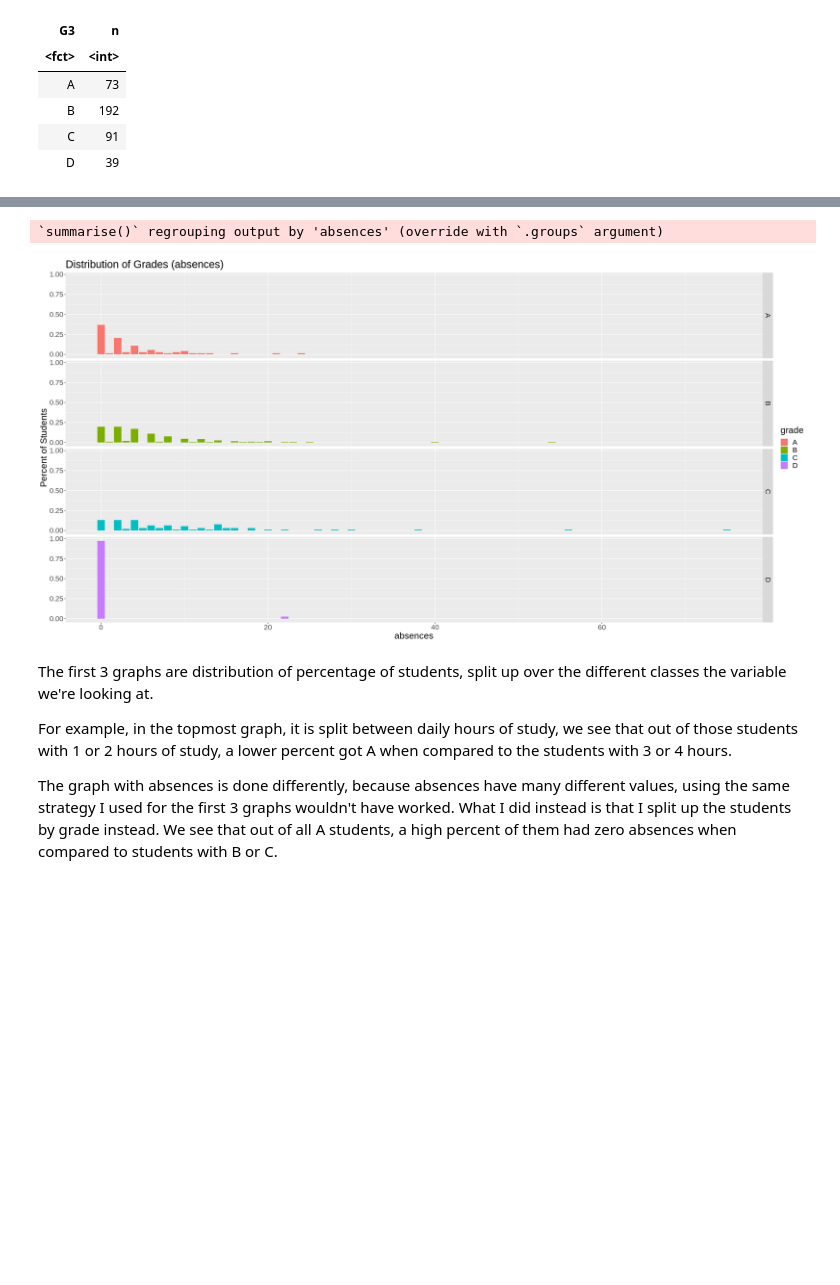
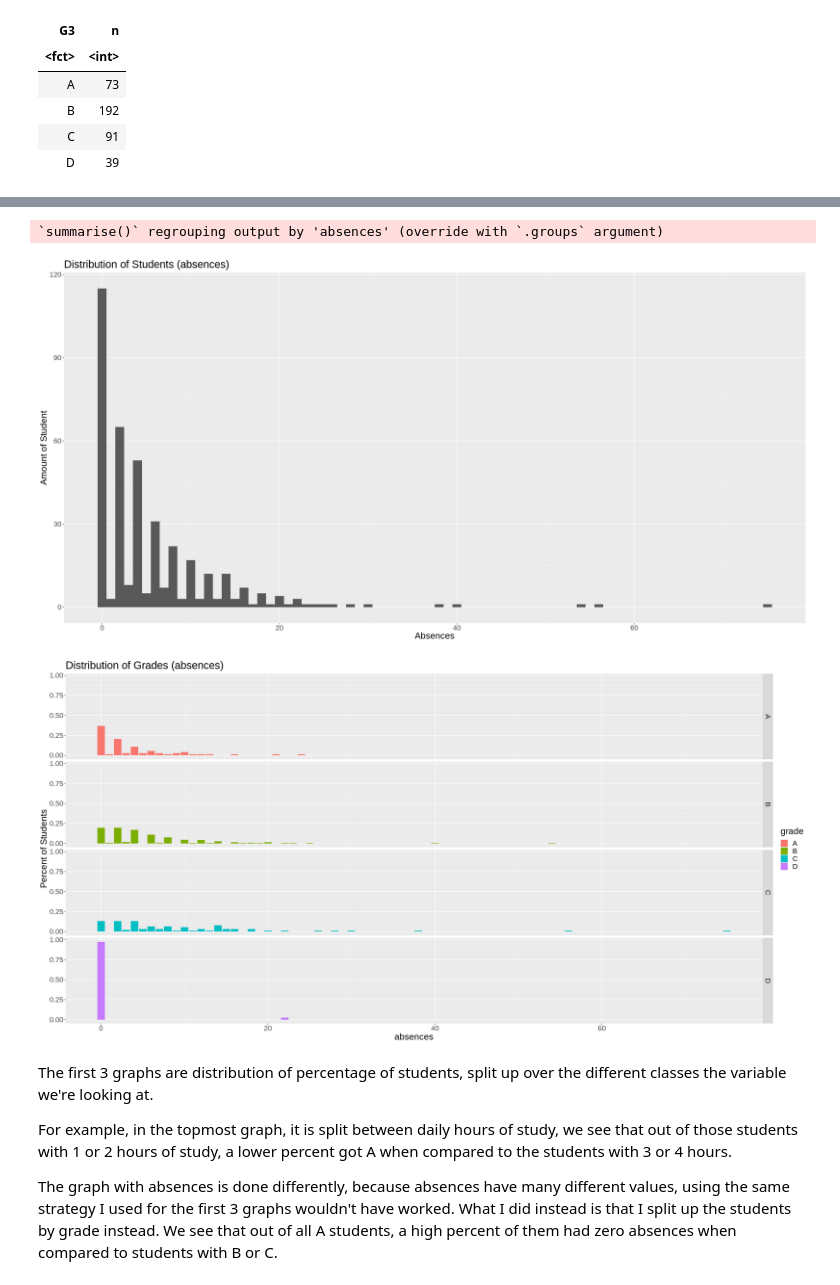
Before and after one commit to edsters78/DSCI100_Project, a Jupyter notebook: project.ipynb, the cells around one changed output, grey strips where cells are left out. Cells and saved outputs as stored; diff of their text form; code cells hidden in the pictures; blank space fills up the shorter version.

```diff
--- a/project.ipynb
+++ b/project.ipynb
@@ -422,21 +278,29 @@ A tibble: 395 × 5
 # %%
 absences_percent <- student_data_F %>%
     group_by(absences, G3) %>%
     summarise(count = n()) %>%
     group_by(G3) %>%
     mutate(percent = count/sum(count))
+
+ggplot(student_data_F, aes(x = absences)) +
+    geom_histogram(binwidth = 1) +
+    xlab("Absences") +
+    ylab("Amount of Student") +
+    ggtitle("Distribution of Students (absences)") +
+    theme(text = element_text(size = 20))
 
 ggplot(absences_percent, aes(x = absences, y = percent, fill = factor(G3))) +
     geom_bar(stat = "identity") +
     xlab("absences") +
     ylab("Percent of Students") +
     labs(fill = "grade") +
     ggtitle("Distribution of Grades (absences)") +
     theme(text = element_text(size = 20)) +
     facet_grid(G3~.)
 # %% [output]
 `summarise()` regrouping output by 'absences' (override with `.groups` argument)
-[figure, old version]
+[figure, new version]
+[figure, added]
 # %% [markdown]
 The first 3 graphs are distribution of percentage of students, split up over the different classes the variable we're looking at.
 
```
Also changed, not shown: parts of 20 cells of this notebook.
